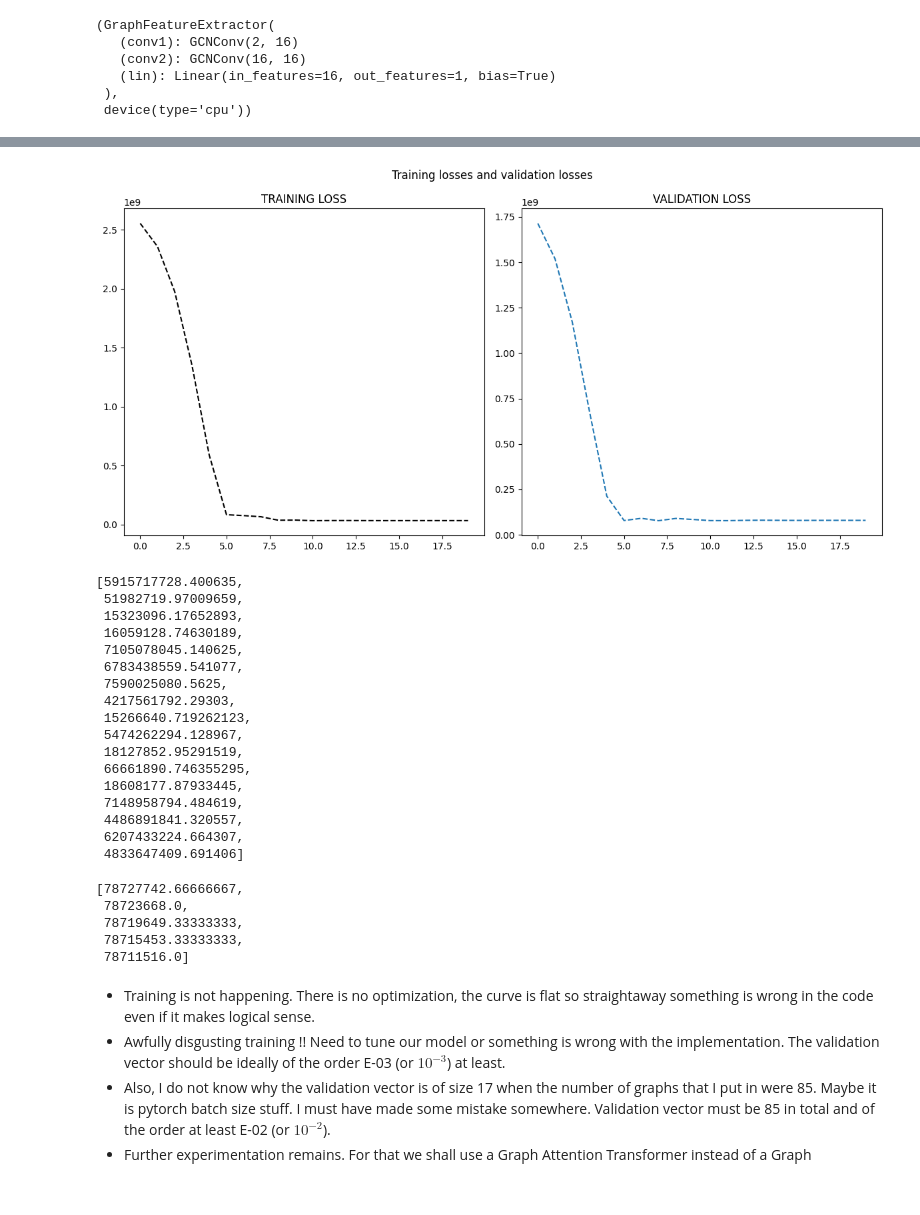
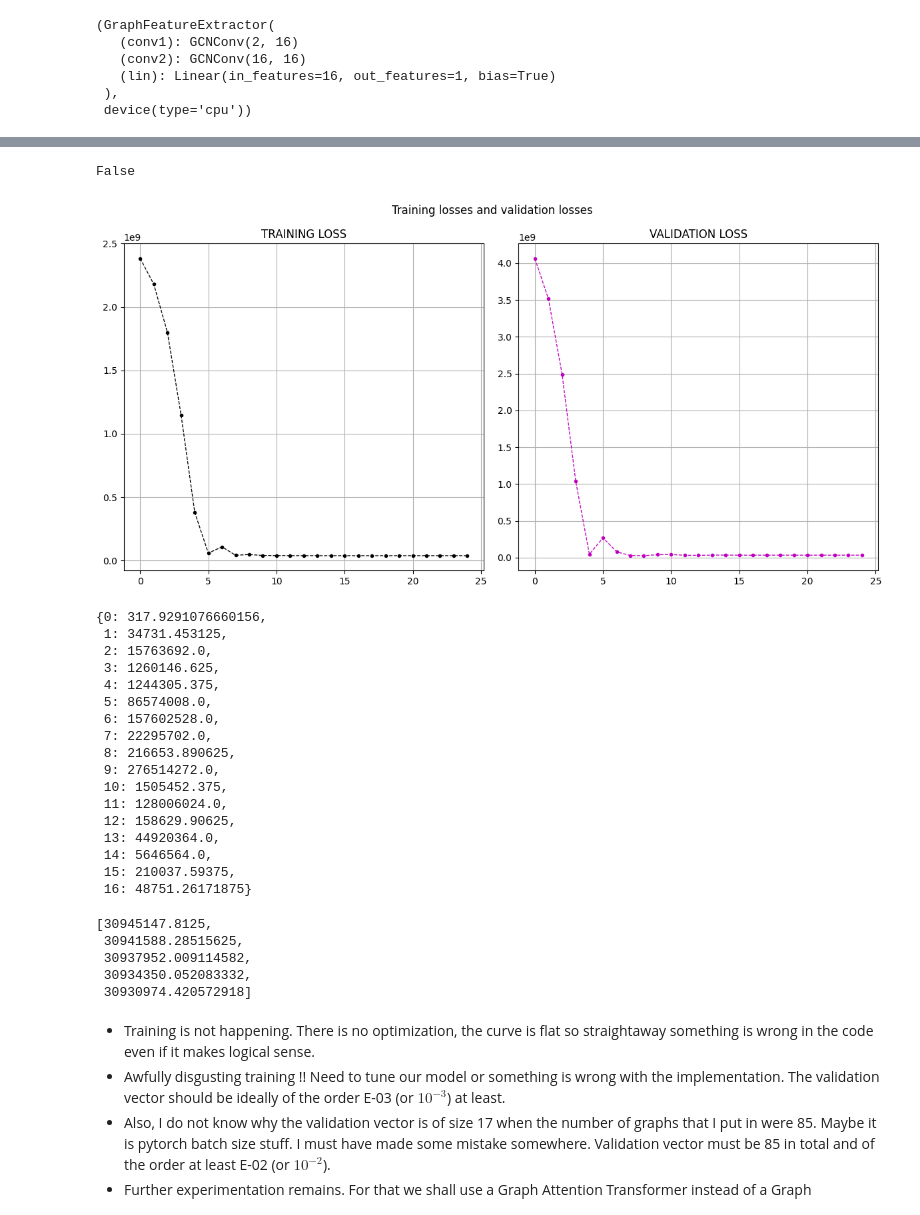
Before and after one commit to ronitd2002/QROSS-GCN-project, a Jupyter notebook: trial-notebooks/QROSS_Adavanced_GCN_Training_model.ipynb, the cells around one changed output, grey strips where cells are left out. Saved outputs shown, nothing was run; the diff lists cells and outputs as text; code cells hidden in the pictures.

```diff
--- a/trial-notebooks/QROSS_Adavanced_GCN_Training_model.ipynb
+++ b/trial-notebooks/QROSS_Adavanced_GCN_Training_model.ipynb
@@ -176,0 +179,8 @@ plt.show()
+# %%
+ith_run= np.random.randint(100)
+ith_run
+
+x = [coord[0] for coord in normed_graphs[ith_run]]
+y = [coord[1] for coord in normed_graphs[ith_run]]
+plt.scatter(x,y)
+plt.show()
@@ -584,44 +621,51 @@ Epoch 200/200, Train Loss: 35183080.2222, Val Loss: 78711516.0000
+# %%
+# just checking in case our model is trash
+train_losses == val_losses
+# %% [output]
+False
 # %%
 fig, axs = plt.subplots(1, 2, figsize=(12,6))
 fig.suptitle('Training losses and validation losses')
 
 axs[0].set_title("TRAINING LOSS")
-axs[0].plot(train_losses[:20], c = "k", ls="--")
+axs[0].plot(train_losses[:25], c = 'k', ls="--", lw = "0.95", marker = ".")
 
 axs[1].set_title("VALIDATION LOSS")
-axs[1].plot(val_losses[:20], ls="--")
+axs[1].plot(val_losses[:25], c = "m", ls="--", lw = "0.95", marker = ".")
 
+axs[0].grid()
+axs[1].grid()
 fig.tight_layout()
 # %% [output]
-[figure, old version]
+[figure, new version]
 # %%
 validation_vector
 # %% [output]
-[5915717728.400635,
- 51982719.97009659,
- 15323096.17652893,
- 16059128.74630189,
- 7105078045.140625,
- 6783438559.541077,
- 7590025080.5625,
- 4217561792.29303,
- 15266640.719262123,
- 5474262294.128967,
- 18127852.95291519,
- 66661890.746355295,
- 18608177.87933445,
- 7148958794.484619,
- 4486891841.320557,
- 6207433224.664307,
- 4833647409.691406]
+{0: 317.9291076660156,
+ 1: 34731.453125,
+ 2: 15763692.0,
+ 3: 1260146.625,
+ 4: 1244305.375,
+ 5: 86574008.0,
+ 6: 157602528.0,
+ 7: 22295702.0,
+ 8: 216653.890625,
+ 9: 276514272.0,
+ 10: 1505452.375,
+ 11: 128006024.0,
+ 12: 158629.90625,
+ 13: 44920364.0,
+ 14: 5646564.0,
+ 15: 210037.59375,
+ 16: 48751.26171875}
 # %%
 val_losses[-5:]
 # %% [output]
-[78727742.66666667,
- 78723668.0,
- 78719649.33333333,
- 78715453.33333333,
- 78711516.0]
+[30945147.8125,
+ 30941588.28515625,
+ 30937952.009114582,
+ 30934350.052083332,
+ 30930974.420572918]
 # %% [markdown]
 * Training is not happening. There is no optimization, the curve is flat so straightaway something is wrong in the code even if it makes logical sense.
 * Awfully disgusting training !! Need to tune our model or something is wrong with the implementation. The validation vector should be ideally of the order E-03 (or $10^{-3}$) at least.
```
Also changed, not shown: parts of 11 cells of this notebook.
